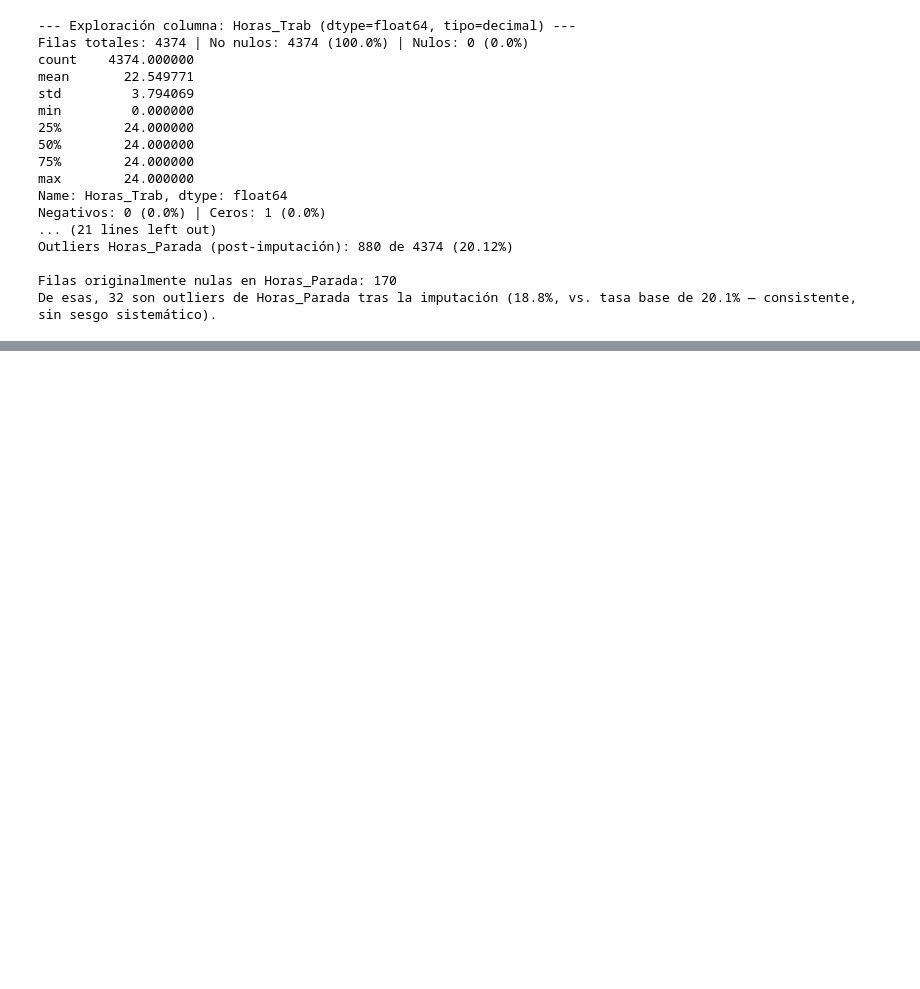
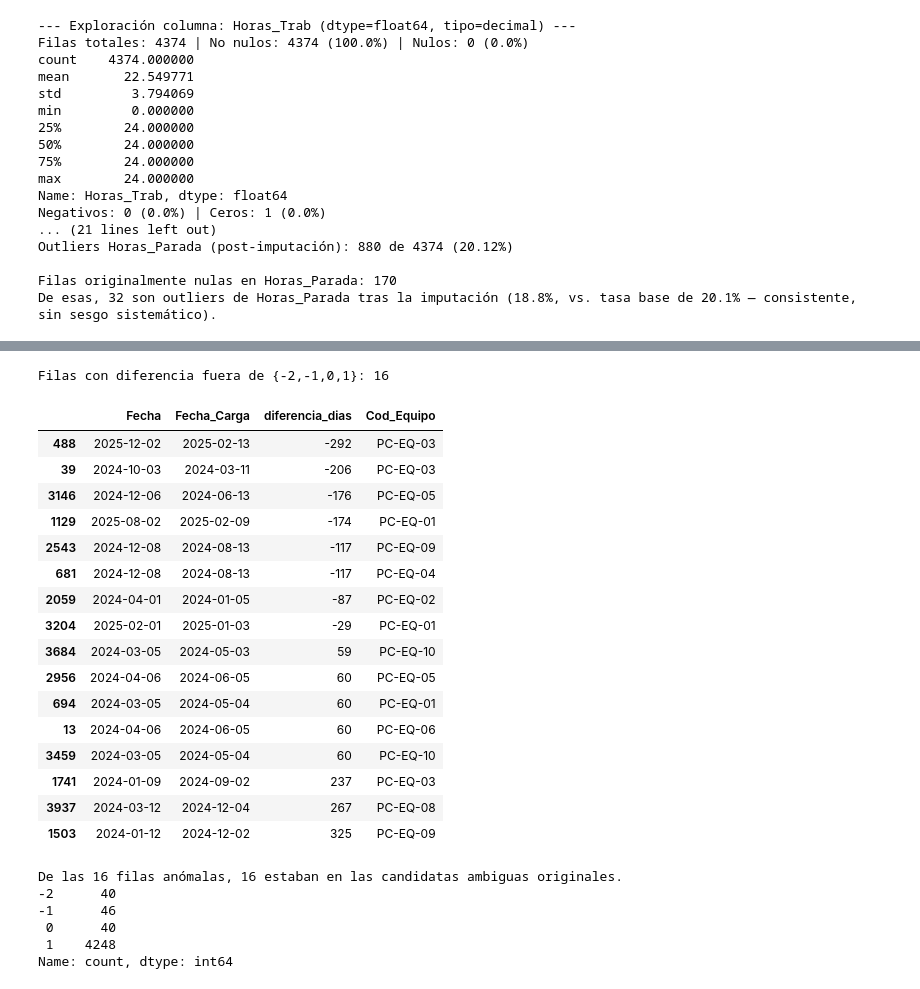
Before and after one commit to josue789a/Mineria-simulacion-v2, a Jupyter notebook: notebooks/Exploracion1.ipynb, the cells around one changed output, grey strips where cells are left out. Drawn from its saved outputs; the diff is of its cells as text; code cells hidden in the pictures; blank space fills up the shorter version.

```diff
--- a/notebooks/Exploracion1.ipynb
+++ b/notebooks/Exploracion1.ipynb
@@ -1445,0 +1409,20 @@ Name: count, dtype: int64
+# %%
+# =========================================================
+# Fecha — candidatas ambiguas ANTES de convertir
+# =========================================================
+partes = prodLegacy_PC['Fecha'].str.split('/', expand=True).astype(int)
+candidatas_ambiguas = prodLegacy_PC[(partes[0] <= 12) & (partes[1] <= 12) & (partes[0] != partes[1])]
+print(f"Filas candidatas a ambigüedad DD/MM vs MM/DD en 'Fecha': {len(candidatas_ambiguas)} de {len(prodLegacy_PC)}")
+
+# =========================================================
+# Conversión (Fecha y Fecha_Carga ya verificadas como formato único)
+# =========================================================
+prodLegacy_PC = validar_columna_temporal(prodLegacy_PC, 'Fecha', tipo='fecha')
+prodLegacy_PC = validar_columna_temporal(prodLegacy_PC, 'Fecha_Carga', tipo='fecha')
+
+# =========================================================
+# Consistencia: Fecha_Carga debería ser Fecha + 1 día
+# =========================================================
+diferencia_dias = (prodLegacy_PC['Fecha_Carga'] - prodLegacy_PC['Fecha']).dt.days
+print("\nDistribución de diferencia en días (Fecha_Carga - Fecha):")
+print(diferencia_dias.value_counts(dropna=False).sort_index())
@@ -1445,0 +1447,49 @@ Name: count, dtype: int64
+# %%
+# --- Aislar filas con delta fuera del rango esperado (duplicados de corrección: -2,-1,0; base normal: 1) ---
+mask_diferencia_anomala = ~diferencia_dias.isin([-2, -1, 0, 1])
+filas_anomalas = prodLegacy_PC[mask_diferencia_anomala].copy()
+filas_anomalas['diferencia_dias'] = diferencia_dias[mask_diferencia_anomala]
+
+print(f"Filas con diferencia fuera de {{-2,-1,0,1}}: {len(filas_anomalas)}")
+display(filas_anomalas[['Fecha', 'Fecha_Carga', 'diferencia_dias', 'Cod_Equipo']].sort_values('diferencia_dias'))
+
+# ¿Estas filas ya estaban marcadas como candidatas ambiguas ANTES de convertir? (deberían estarlo, si la hipótesis es correcta)
+interseccion_ambiguas = filas_anomalas.index.intersection(candidatas_ambiguas.index)
+print(f"\nDe las {len(filas_anomalas)} filas anómalas, {len(interseccion_ambiguas)} estaban en las candidatas ambiguas originales.")
+
+# --- Corrección documentada (criterio, no certeza absoluta) ---
+# Para las filas con delta anómalo, se asume que Fecha_Carga (no alterada por el
+# generador de errores) es confiable, y se reconstruye Fecha = Fecha_Carga - 1 día,
+# consistente con la regla de negocio verificada en el 99.7% de las filas restantes.
+# Se documenta como SUPUESTO, no certeza: no hay forma de confirmar con 100% de
+# seguridad la fecha original de estas filas específicas (categoría 12 del reto).
+prodLegacy_PC.loc[filas_anomalas.index, 'Fecha'] = filas_anomalas['Fecha_Carga'] - pd.Timedelta(days=1)
+
+# Verificación post-corrección
+diferencia_dias_v2 = (prodLegacy_PC['Fecha_Carga'] - prodLegacy_PC['Fecha']).dt.days
+print(diferencia_dias_v2.value_counts(dropna=False).sort_index())
+# %% [output]
+Filas con diferencia fuera de {-2,-1,0,1}: 16
+|  | Fecha | Fecha_Carga | diferencia_dias | Cod_Equipo |
+| 488 | 2025-12-02 | 2025-02-13 | -292 | PC-EQ-03 |
+| 39 | 2024-10-03 | 2024-03-11 | -206 | PC-EQ-03 |
+| 3146 | 2024-12-06 | 2024-06-13 | -176 | PC-EQ-05 |
+| 1129 | 2025-08-02 | 2025-02-09 | -174 | PC-EQ-01 |
+| 2543 | 2024-12-08 | 2024-08-13 | -117 | PC-EQ-09 |
+| 681 | 2024-12-08 | 2024-08-13 | -117 | PC-EQ-04 |
+| 2059 | 2024-04-01 | 2024-01-05 | -87 | PC-EQ-02 |
+| 3204 | 2025-02-01 | 2025-01-03 | -29 | PC-EQ-01 |
+| 3684 | 2024-03-05 | 2024-05-03 | 59 | PC-EQ-10 |
+| 2956 | 2024-04-06 | 2024-06-05 | 60 | PC-EQ-05 |
+| 694 | 2024-03-05 | 2024-05-04 | 60 | PC-EQ-01 |
+| 13 | 2024-04-06 | 2024-06-05 | 60 | PC-EQ-06 |
+| 3459 | 2024-03-05 | 2024-05-04 | 60 | PC-EQ-10 |
+| 1741 | 2024-01-09 | 2024-09-02 | 237 | PC-EQ-03 |
+| 3937 | 2024-03-12 | 2024-12-04 | 267 | PC-EQ-08 |
+| 1503 | 2024-01-12 | 2024-12-02 | 325 | PC-EQ-09 |
+De las 16 filas anómalas, 16 estaban en las candidatas ambiguas originales.
+-2      40
+-1      46
+ 0      40
+ 1    4248
+Name: count, dtype: int64
```
Also changed, not shown: parts of 15 cells of this notebook.
